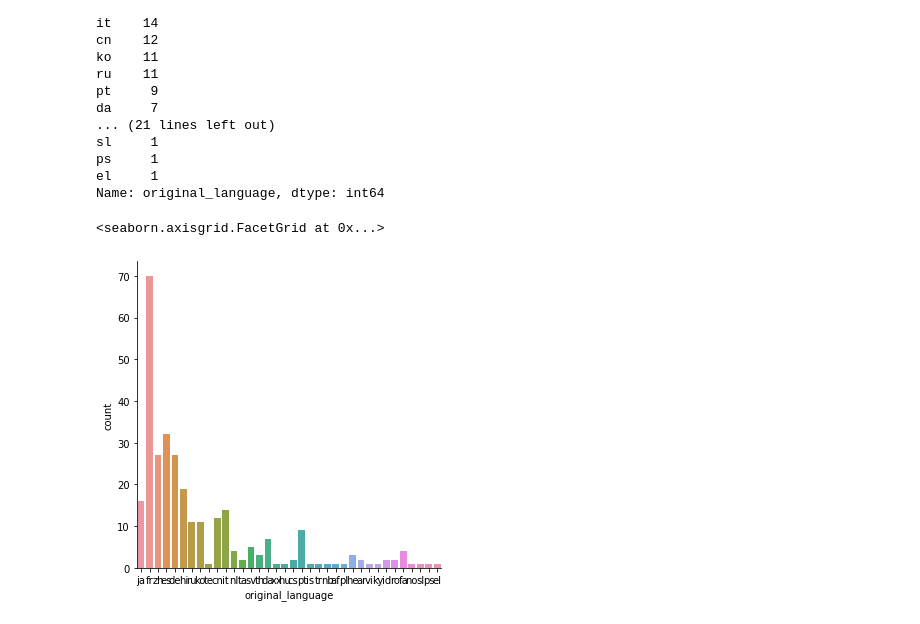
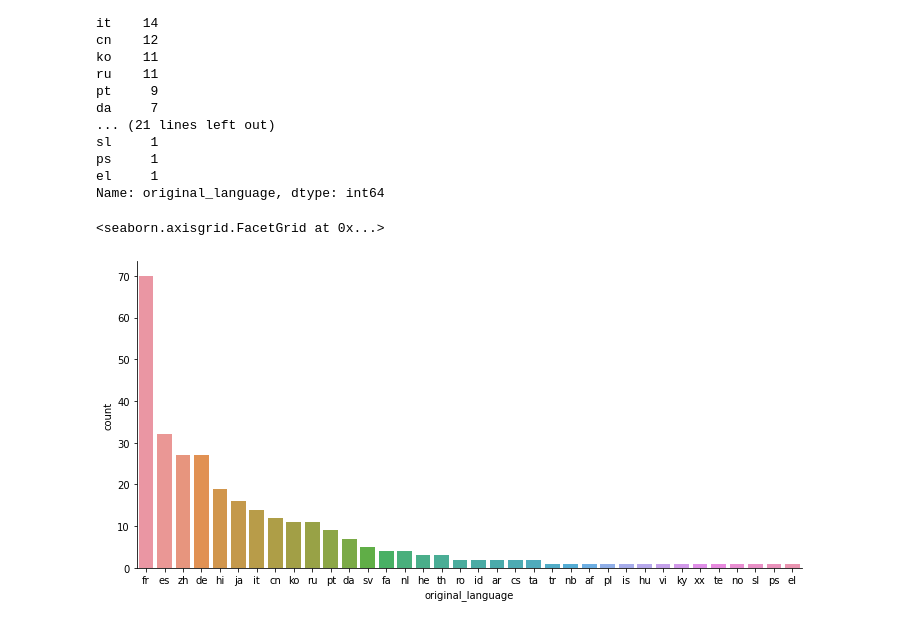
Before and after one commit to FarNunes/aluraDataScience, a Jupyter notebook: Introdução_a_Data_Science_0.ipynb, the cells around one changed output. Saved outputs shown, nothing was run; the diff lists cells and outputs as text; code cells hidden in the pictures.

```diff
--- a/Introdução_a_Data_Science_0.ipynb
+++ b/Introdução_a_Data_Science_0.ipynb
@@ -369,7 +369,10 @@ el     1
 Name: original_language, dtype: int64
 # %%
 filmes_sem_lingua_original_em_ingles = tmdb.query("original_language != 'en'")
-sns.catplot(x = "original_language", kind="count", data = filmes_sem_lingua_original_em_ingles)
+
+sns.catplot(x = "original_language", kind="count", data = filmes_sem_lingua_original_em_ingles,
+                aspect = 2,
+                order = total_outros_filmes.index)
 # %% [output]
 <seaborn.axisgrid.FacetGrid at 0x...>
-[figure, old version]
+[figure, new version]
```
